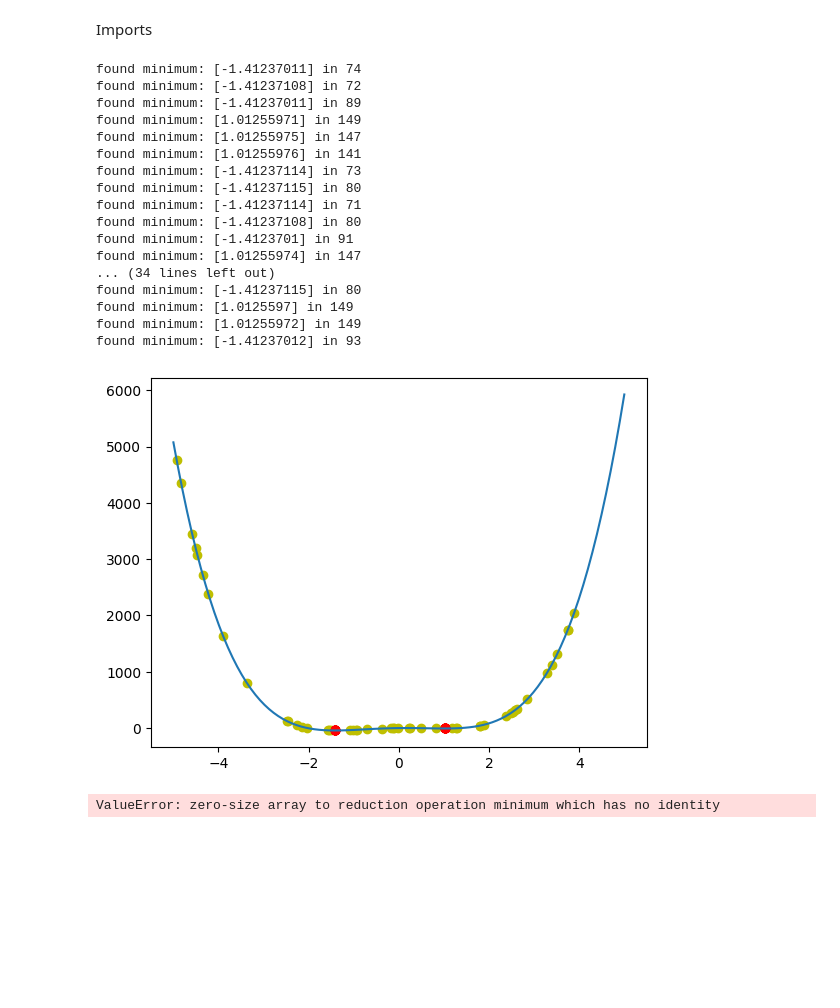
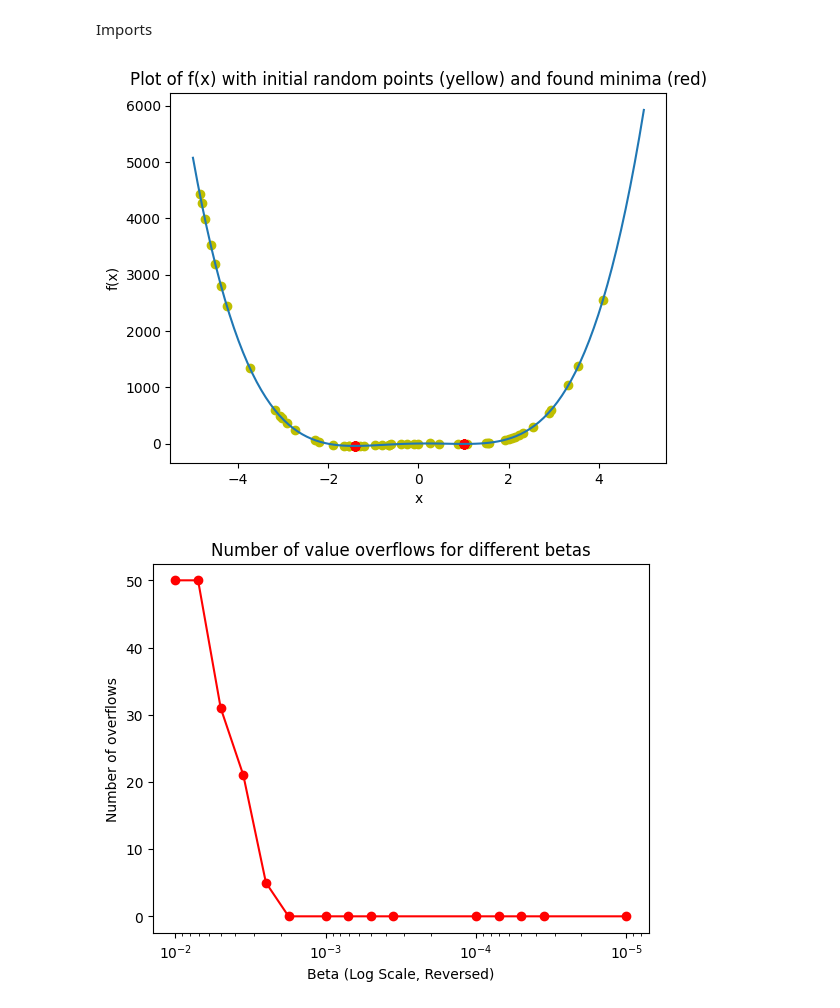
Before and after one commit to jromanki/wsi, a Jupyter notebook: lab1/src/testing.ipynb, the cells around one changed output. Saved outputs shown, nothing was run; the diff lists cells and outputs as text; code cells hidden in the pictures; blank space fills up the shorter version.

```diff
--- a/lab1/src/testing.ipynb
+++ b/lab1/src/testing.ipynb
@@ -14,52 +14,38 @@ RANDOM_ITERATIONS = 50
 import random
 
 x_min = -5
 x_max = 5
 plot = True
 
 x = np.linspace(x_min, x_max, 100)
 plt.plot(x, functions.f1([x]))
+plt.xlabel("x")
+plt.ylabel("f(x)")
+plt.title("Plot of f(x) with initial random points (yellow) and found minima (red)")
 
 def solve_random_f1(iters: int = 50, beta: float = 0.001, plot: bool = True):
     values = []
     iter_nums = []
     for i in range(iters):
         x_rand = np.array([random.uniform(x_min, x_max)])
 
         solver = GradientDescentSolver(beta)
         found_min, i = solver.solve(x_rand, functions.grad_f1)
         if not np.isnan(found_min):
             values.append(found_min)
             iter_nums.append(i)
 
         if plot == True:
             plt.scatter(x_rand, functions.f1(x_rand), c='y', marker='o', alpha=1)
-            print(f'found minimum: {found_min} in {i}')
+            # print(f'found minimum: {found_min} in {i}')
             plt.scatter(found_min, functions.f1(found_min), c='r', marker='o', alpha=1)
     return values, iter_nums
 
 _, _ = solve_random_f1()
 
 plt.show()
 # %% [output]
-found minimum: [-1.41237011] in 74
-found minimum: [-1.41237108] in 72
-found minimum: [-1.41237011] in 89
-found minimum: [1.01255971] in 149
-found minimum: [1.01255975] in 147
-found minimum: [1.01255976] in 141
-found minimum: [-1.41237114] in 73
-found minimum: [-1.41237115] in 80
-found minimum: [-1.41237114] in 71
-found minimum: [-1.41237108] in 80
-found minimum: [-1.4123701] in 91
-found minimum: [1.01255974] in 147
-... (34 lines left out)
-found minimum: [-1.41237115] in 80
-found minimum: [1.0125597] in 149
-found minimum: [1.01255972] in 149
-found minimum: [-1.41237012] in 93
-[figure, old version]
+[figure, new version]
 # %%
 
 statistics = []
@@ -68,11 +54,10 @@ for beta in BETAS:
     errors = RANDOM_ITERATIONS - len(values)
     beta_stats = {'beta': beta,
                     'mean': np.mean(values),
-                    'std_dev': np.mean(values),
+                    'std_dev': np.std(values),
                     'best_solution_val': np.min(values),
                     'mean_iter': np.mean(iter_nums),
                     'num_of_errors': errors
                     }
+    # print(beta_stats)
     statistics.append(beta_stats)
-# %% [output]
-ValueError: zero-size array to reduction operation minimum which has no identity
@@ -83,0 +79,10 @@ for i in len(statistics):
+# %%
+plt.semilogx(BETAS, errors, c='r',marker='o')
+
+plt.gca().invert_xaxis()
+plt.xlabel("Beta (Log Scale, Reversed)")
+plt.ylabel("Number of overflows")
+plt.title("Number of value overflows for different betas")
+plt.show()
+# %% [output]
+[figure, added]
```
Also changed, not shown: parts of 7 cells of this notebook, 3 other files.
